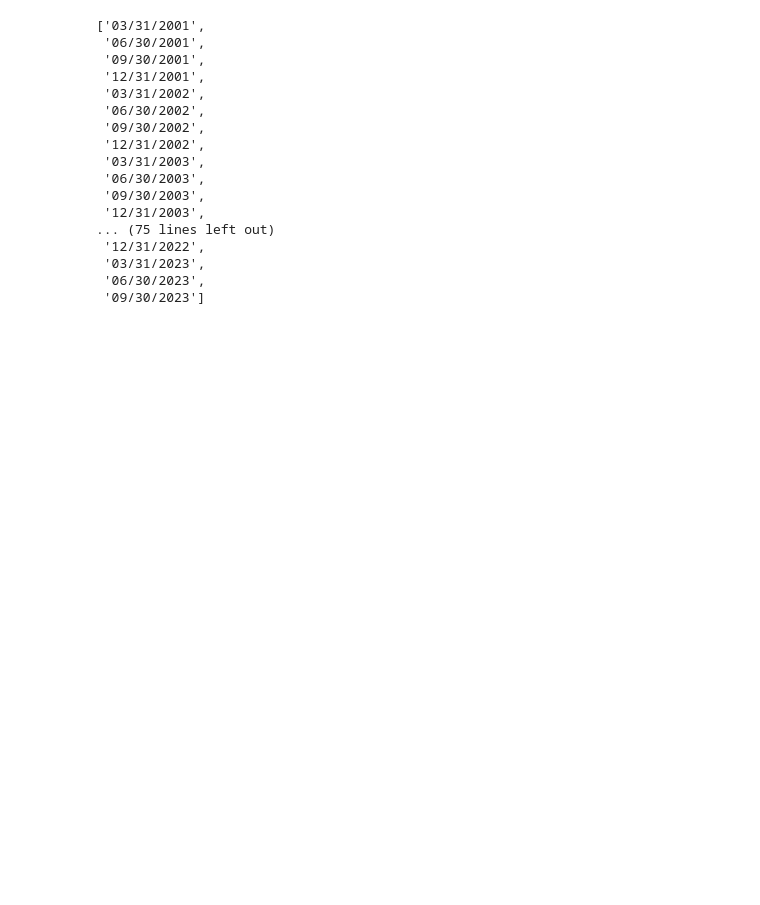
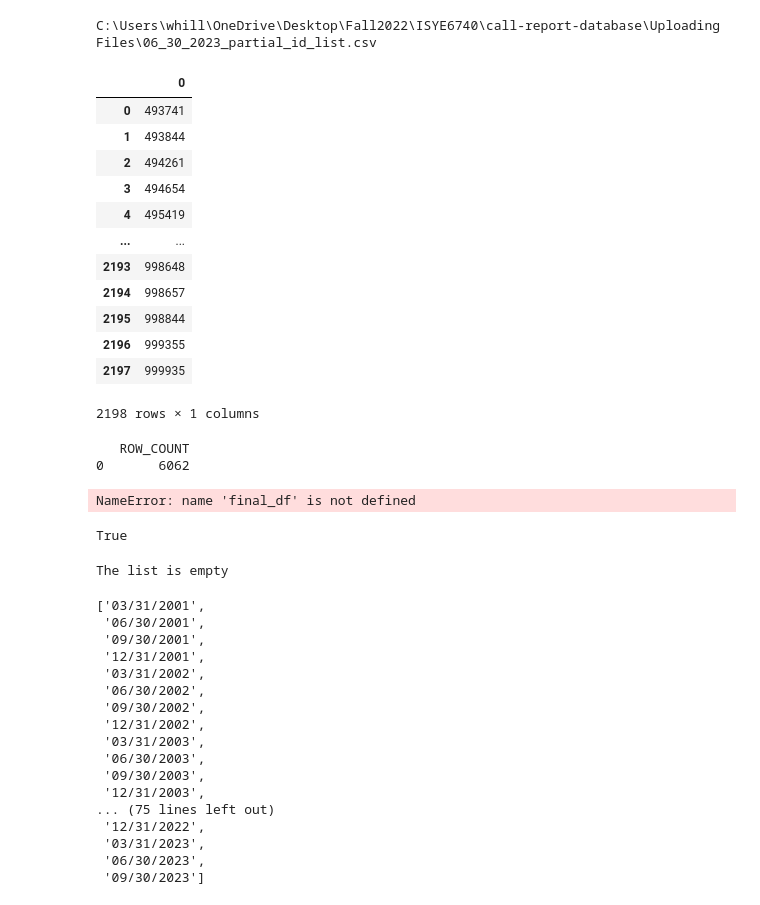
Before and after one commit to walkawalker/call-report-database, a Jupyter notebook: python/Create_Schedule_Directory/grab each call report.ipynb, the cells around one changed output. Cells and saved outputs as stored; diff of their text form; code cells hidden in the pictures; blank space fills up the shorter version.

```diff
--- a/python/Create_Schedule_Directory/grab each call report.ipynb
+++ b/python/Create_Schedule_Directory/grab each call report.ipynb
@@ -150,0 +268,22 @@ ConnectionError: ('Connection aborted.', RemoteDisconnected('Remote end closed c
+# %%
+file_lead = 'C:\\Users\\whill\\OneDrive\\Desktop\\Fall2022\\ISYE6740\\call-report-database\\Uploading Files\\'
+period_string = '06_30_2023'
+partial_or_error = ('_partial_id_list.csv', '_error_list.csv')
+filename = file_lead + period_string + partial_or_error[0]
+print(filename)
+pd.read_csv(filename)
+# %% [output]
+C:\Users\whill\OneDrive\Desktop\Fall2022\ISYE6740\call-report-database\Uploading Files\06_30_2023_partial_id_list.csv
+|  | 0 |
+| 0 | 493741 |
+| 1 | 493844 |
+| 2 | 494261 |
+| 3 | 494654 |
+| 4 | 495419 |
+| ... | ... |
+| 2193 | 998648 |
+| 2194 | 998657 |
+| 2195 | 998844 |
+| 2196 | 999355 |
+| 2197 | 999935 |
+2198 rows × 1 columns
@@ -150,0 +297,33 @@ ConnectionError: ('Connection aborted.', RemoteDisconnected('Remote end closed c
+# %%
+session = initialize_connection(username= "WALKERHILLS",password = "h!123@iLLs#",account= "lrlwqdb-yib23397",role = "ACCOUNTADMIN",
+warehouse = "COMPUTE_WH",database = "CALLREPORTDB",schema = "PUBLIC")
+
+df_schema = session.sql(f"SELECT COUNT(*) AS row_count FROM SCHEDULE_METADATA").collect()
+schema_cols = pd.DataFrame(df_schema)
+print(schema_cols)
+session.close()
+# %% [output]
+   ROW_COUNT
+0       6062
+# %%
+for t in table_list:
+    concat_df, col_list = grab_table_schema(session, t)
+    write_df = pd.concat([concat_df,final_df.filter(items=col_list)])
+    session.write_pandas(write_df,t)
+    print_row_count(session, t)
+# %% [output]
+NameError: name 'final_df' is not defined
+# %%
+is_DataFrame(pd.read_csv(f'C:\\Users\\whill\\OneDrive\\Desktop\\Fall2022\\ISYE6740\\call-report-database\\Uploading Files\\06_30_2023_partial_id_list.csv'))[1]
+# %% [output]
+True
+# %%
+try:
+    if not empty_list:
+        raise ValueError('The list is empty')
+    for i in empty_list:
+        print(i)
+except ValueError as e:
+    print(e)
+# %% [output]
+The list is empty
```
Also changed, not shown: parts of 45 cells of this notebook, 18 other files.
